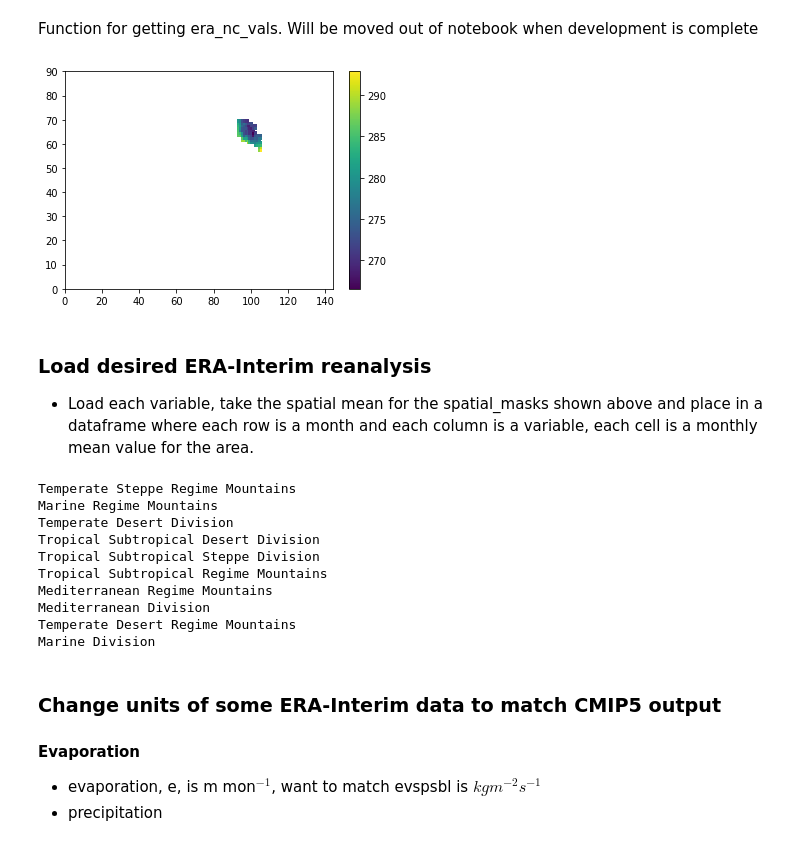
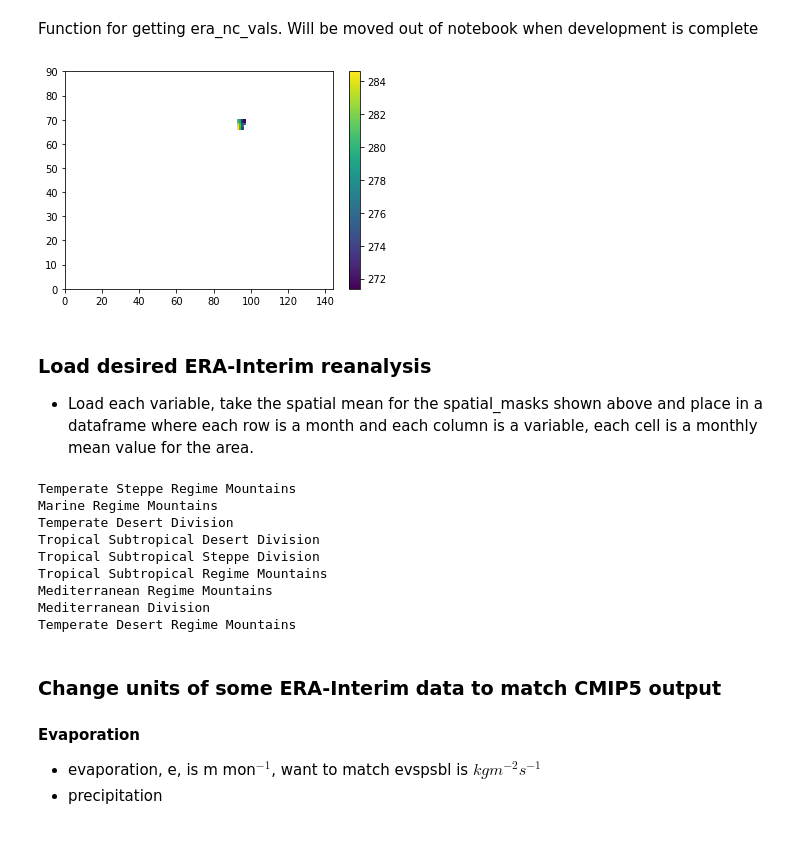
Before and after one commit to stevenjoelbrey/metSpread, a Jupyter notebook: Python/train_burn_area_classifier.ipynb, the cells around one changed output. Saved outputs shown, nothing was run; the diff lists cells and outputs as text; code cells hidden in the pictures.

```diff
--- a/Python/train_burn_area_classifier.ipynb
+++ b/Python/train_burn_area_classifier.ipynb
@@ -227,7 +210,0 @@ Same as above but binary, i.e. what grid boxes overlap any of the ecoregions of
-# %%
-# To pass to np.ma.masked_array
-spatial_mask = division_mask == 0
-plt.figure()
-plt.pcolor(X, Y, np.array(spatial_mask, dtype=int) )
-plt.colorbar()
-plt.show()
@@ -305,12 +287,12 @@ def get_era_nc_variable(var, spatial_mask, spatialMean=False, startYear=1983):
     return vals_masked, t_mon, lon, lat
 # %%
 # Demonstrate that the masked array masks data outside of area of interst
-t2m, t, lon, lat = get_era_nc_variable('t2m', spatial_mask)
+t2m, t, lon, lat = get_era_nc_variable('t2m', nc.variables["Marine Regime Mountains"][:]==0)
 plt.pcolor(t2m[0,:,:])
 plt.colorbar()
 plt.show()
 # %% [output]
-[figure, old version]
+[figure, new version]
 # %% [markdown]
 ### Load desired ERA-Interim reanalysis
 - Load each variable, take the spatial mean for the spatial_masks shown above and place in a dataframe where each row is a month and each column is a variable, each cell is a monthly mean value for the area.
@@ -349,9 +331,10 @@ def get_division_era_variables(predictors, spatial_mask) :
 
     return X_monthly
 # %%
+# Dictionary to store monthly values for predictors (era data)
 X_monthly_dict = {}
 
-for div in fire_df_subset.columns :
+for div in divisions :
 
     # Remove forbiden charactors
     division_key = div.replace("/", " ")
@@ -364,6 +347,8 @@ for div in fire_df_subset.columns :
     div_mask = nc.variables[division_key][:].data == 0
     X_monthly_dict[div] = get_division_era_variables(predictors, div_mask)
     #print(np.sum(X_monthly_dict[div].tp))
+
+nc.close()
 # %% [output]
 Temperate Steppe Regime Mountains
 Marine Regime Mountains
@@ -374,7 +359,6 @@ Tropical Subtropical Regime Mountains
 Mediterranean Regime Mountains
 Mediterranean Division
 Temperate Desert Regime Mountains
-Marine Division
 # %% [markdown]
 ### Change units of some ERA-Interim data to match CMIP5 output
 
```
Also changed, not shown: parts of 39 cells of this notebook.
